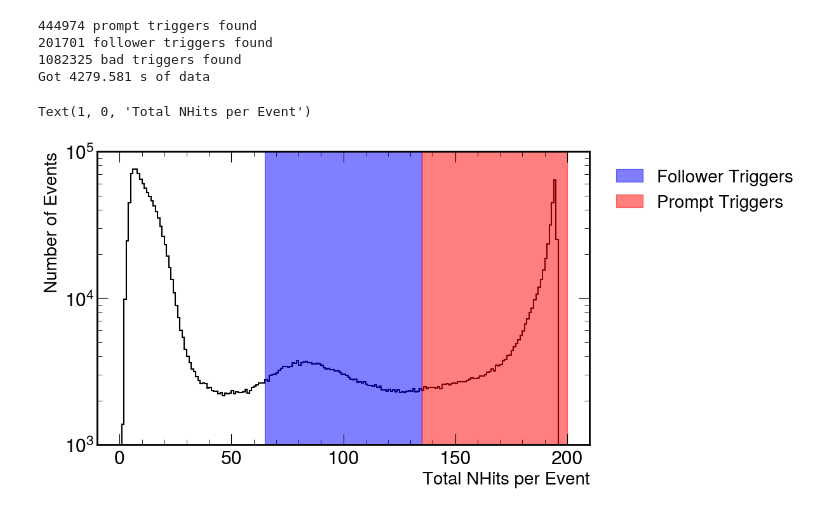
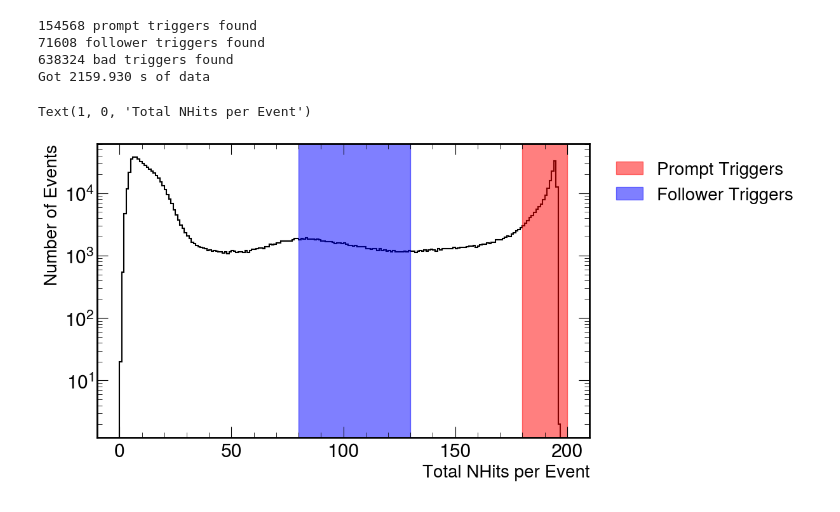
Before and after one commit to hbjamin/dichroicon-analysis, a Jupyter notebook: muons/main.ipynb, the cells around one changed output. Drawn from its saved outputs; the diff is of its cells as text; code cells hidden in the pictures.

```diff
--- a/muons/main.ipynb
+++ b/muons/main.ipynb
@@ -172,11 +226,14 @@ Found 1157 files for run 1246
 # %%
-prompt_nhit_range = (135,200)
-follower_nhit_range = (65,135)
+prompt_nhit_range = (180,200)
+follower_nhit_range = (80,130)
+
+prompt_charge_range = (300, 3000)
 
 run.reset_trigger_types()
 run.reset_time_since_last_prompt_trigger()
 
-run.set_trigger_types(prompt_nhit_range, follower_nhit_range)
+run.set_trigger_types_with_nhit(prompt_nhit_range, follower_nhit_range)
+#run.set_trigger_types_with_nhit_and_charge(prompt_nhit_range, follower_nhit_range, prompt_charge_range)
 run.set_time_since_last_promp_trigger()
 
 nprompt = [event.trigger_type==0 for event in run.events].count(True)
@@ -193,7 +250,7 @@ dt_prompt = run.get_time_since_last_prompt_trigger_us()
 
 print(f"Got {ts[-1]/1e6:.3f} s of data")
 # %% [output]
-444974 prompt triggers found
-201701 follower triggers found
-1082325 bad triggers found
-Got 4279.581 s of data
+154568 prompt triggers found
+71608 follower triggers found
+638324 bad triggers found
+Got 2159.930 s of data
@@ -203,18 +274,18 @@ Got 4279.581 s of data
 # %%
 nhits = run.get_nhits()
 
 plt.figure(figsize=(10, 6))
 hep.histplot(np.histogram(nhits, bins=200, range=(0, 200)), color='black')
+plt.axvspan(prompt_nhit_range[0], prompt_nhit_range[1], color='red', alpha=0.5, label='Prompt Triggers')
 plt.axvspan(follower_nhit_range[0], follower_nhit_range[1], color='blue', alpha=0.5, label='Follower Triggers')
-plt.axvspan(prompt_nhit_range[0], prompt_nhit_range[1], color='red', alpha=0.5, label='Prompt Triggers')
 plt.legend(loc='upper right',bbox_to_anchor=(1.45, 1),fontsize=20)
-plt.ylim(1e3,1e5)
+#plt.ylim(1e3,1e5)
 plt.yscale('log')
 plt.ylabel('Number of Events', fontsize=20)
 plt.xlabel('Total NHits per Event', fontsize=20)
 # %% [output]
 Text(1, 0, 'Total NHits per Event')
-[figure, old version]
+[figure, new version]
 # %%
 ts_prompt = [event.timestamp_us for event in run.events if event.trigger_type==0]
 ts_follower = [event.timestamp_us for event in run.events if event.trigger_type==1]
```
Also changed, not shown: parts of 12 cells of this notebook.
